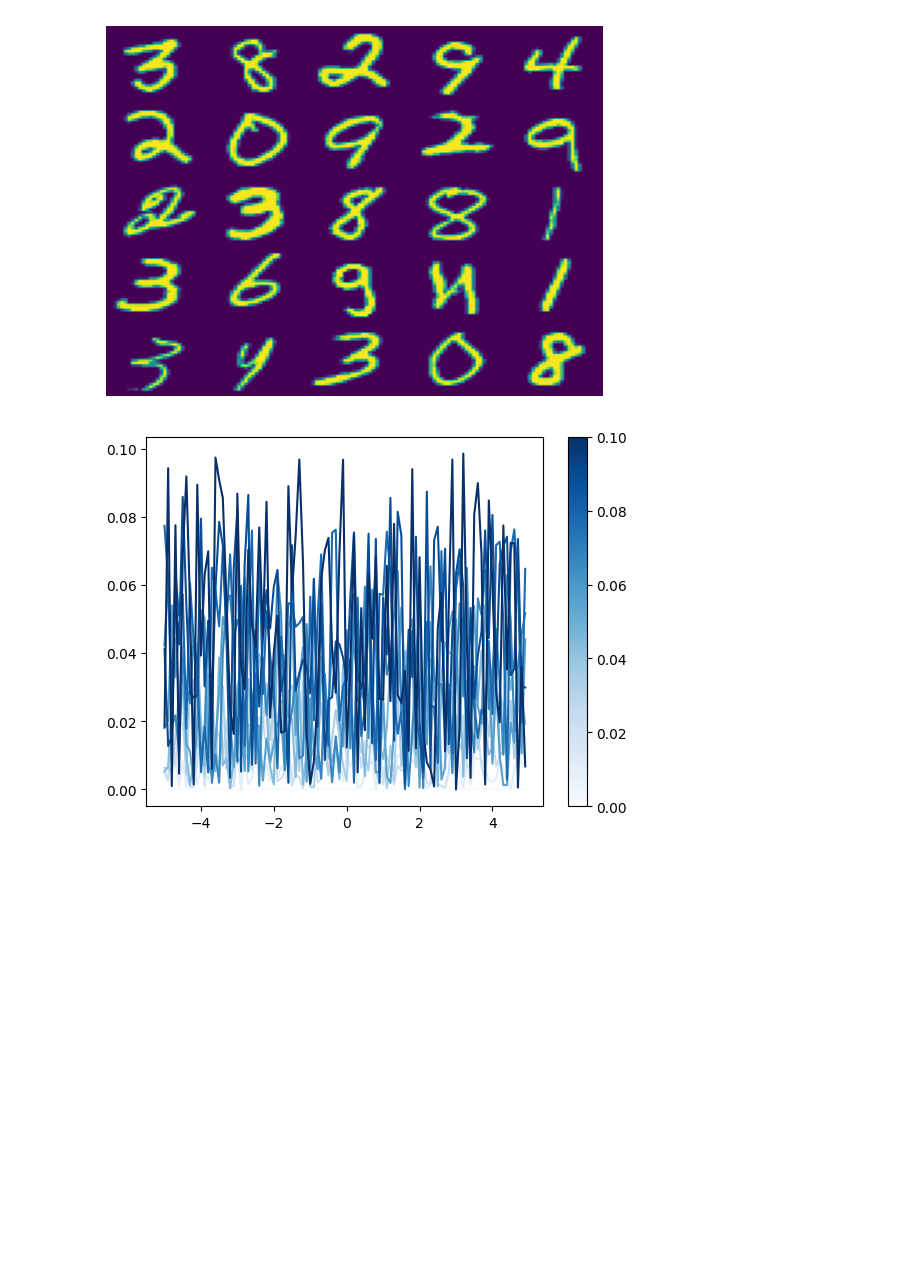
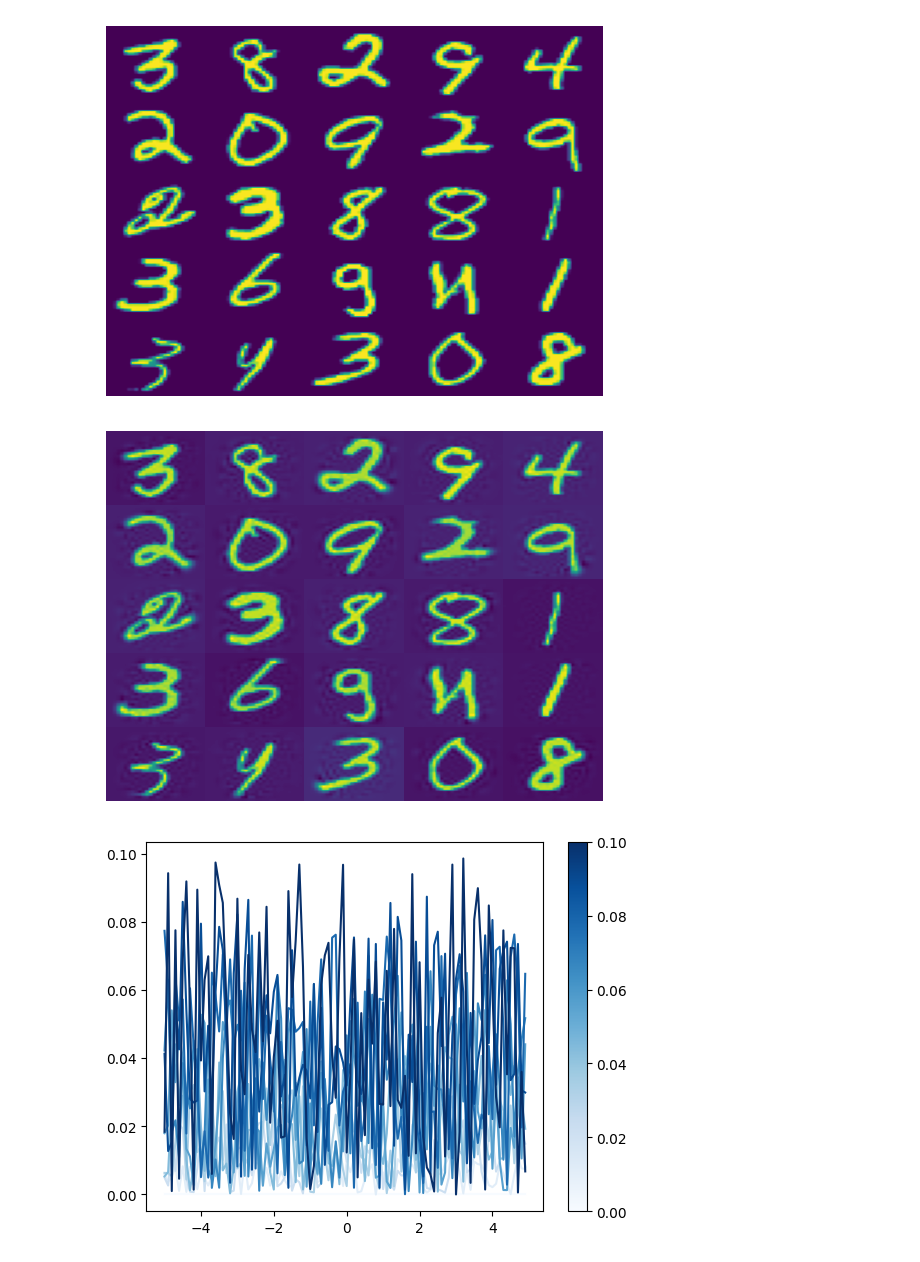
Before and after one commit to chinsengi/score_RNN, a Jupyter notebook: invm.ipynb, the cells around one changed output. Cells and saved outputs as stored; diff of their text form; code cells hidden in the pictures; blank space fills up the shorter version.

```diff
--- a/invm.ipynb
+++ b/invm.ipynb
@@ -110,6 +110,13 @@ show_data = np.random.randint(0, 60000, size=nrow*ncol)
 plot_grid(nrow, ncol, train_data[show_data,:])
 # %% [output]
 [figure]
+# %%
+pca = PCA(n_components=300)
+hid_state = pca.fit_transform(train_data)
+reconst = pca.inverse_transform(hid_state)
+plot_grid(nrow, ncol, reconst[show_data,:])
+# %% [output]
+[figure, added]
 # %%
 import numpy as np
 import matplotlib.pyplot as plt
```
Also changed, not shown: parts of 2 cells of this notebook.
